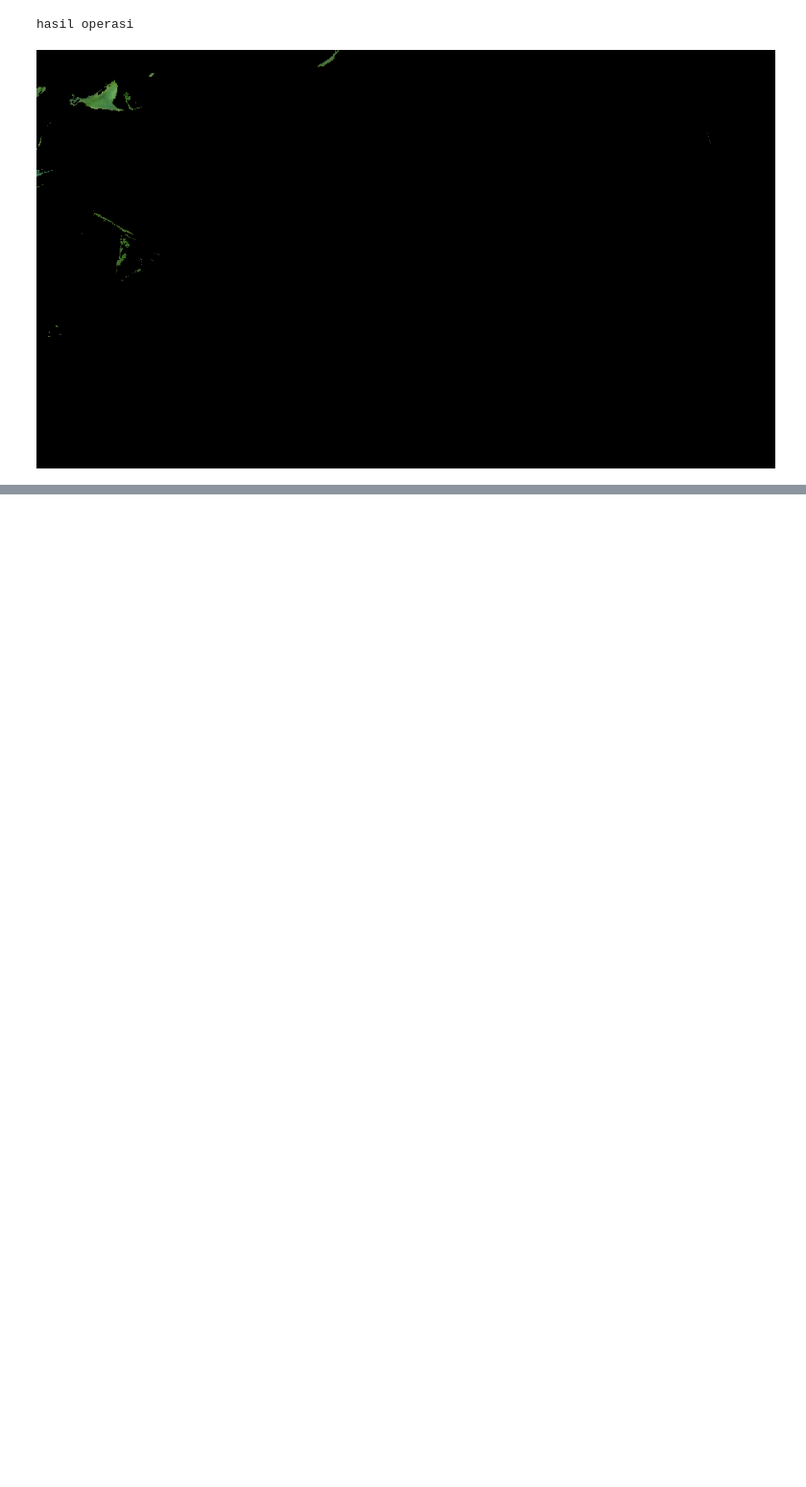
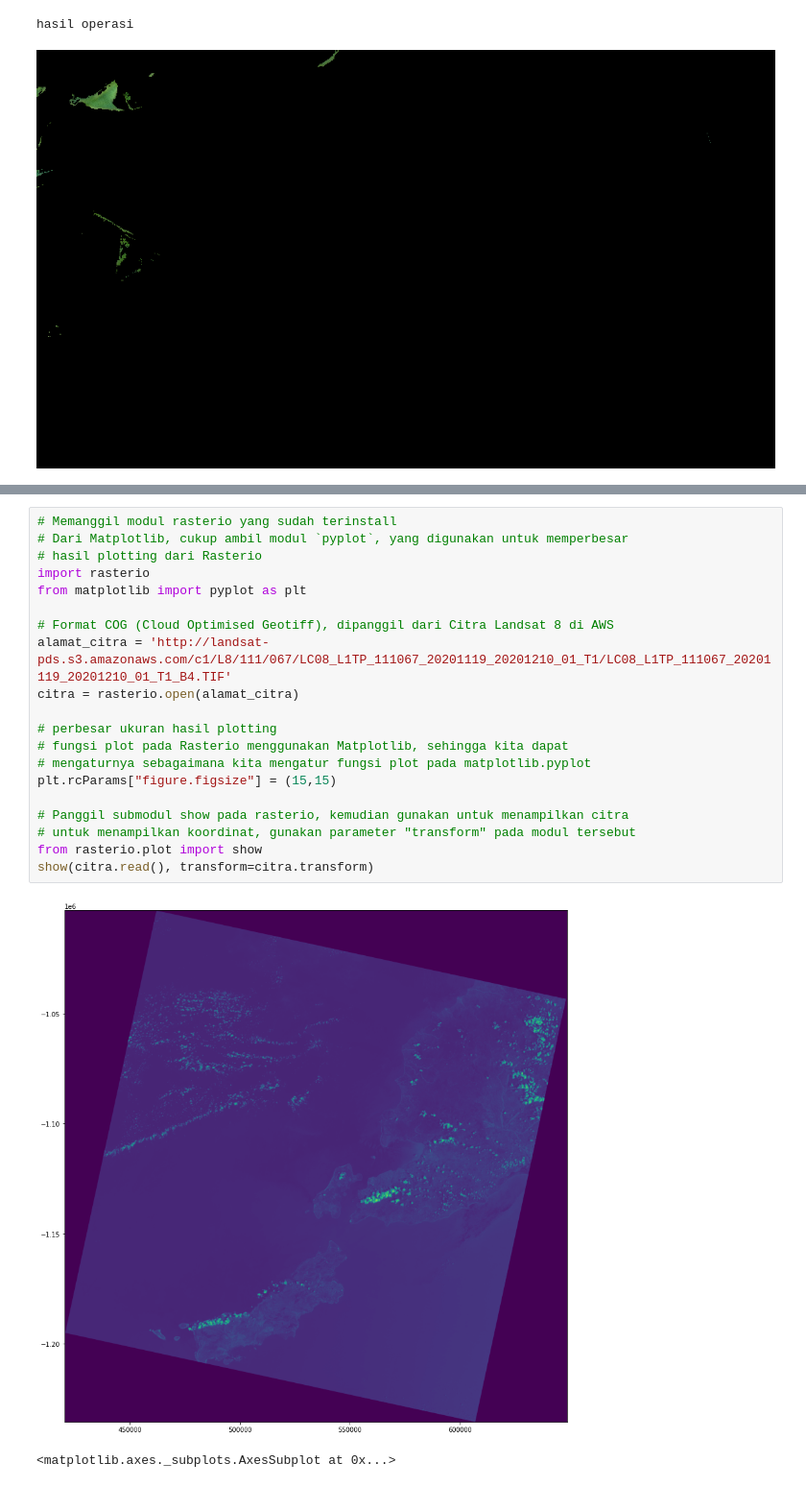
Before and after one commit to fridymandita/KCBV, a Jupyter notebook: Dasar_Pengolahan_Citra_Dengan_OpenCV.ipynb, the cells around one changed output, grey strips where cells are left out. Shown at 96% size. Cells and saved outputs as stored; diff of their text form; blank space fills up the shorter version.

```diff
--- a/Dasar_Pengolahan_Citra_Dengan_OpenCV.ipynb
+++ b/Dasar_Pengolahan_Citra_Dengan_OpenCV.ipynb
@@ -263,0 +298,23 @@ hasil operasi
+# %%
+# Memanggil modul rasterio yang sudah terinstall
+# Dari Matplotlib, cukup ambil modul `pyplot`, yang digunakan untuk memperbesar
+# hasil plotting dari Rasterio
+import rasterio
+from matplotlib import pyplot as plt
+
+# Format COG (Cloud Optimised Geotiff), dipanggil dari Citra Landsat 8 di AWS
+alamat_citra = 'http://landsat-pds.s3.amazonaws.com/c1/L8/111/067/LC08_L1TP_111067_20201119_20201210_01_T1/LC08_L1TP_111067_20201119_20201210_01_T1_B4.TIF'
+citra = rasterio.open(alamat_citra)
+
+# perbesar ukuran hasil plotting
+# fungsi plot pada Rasterio menggunakan Matplotlib, sehingga kita dapat
+# mengaturnya sebagaimana kita mengatur fungsi plot pada matplotlib.pyplot
+plt.rcParams["figure.figsize"] = (15,15)
+
+# Panggil submodul show pada rasterio, kemudian gunakan untuk menampilkan citra
+# untuk menampilkan koordinat, gunakan parameter "transform" pada modul tersebut
+from rasterio.plot import show
+show(citra.read(), transform=citra.transform)
+# %% [output]
+[figure, added]
+<matplotlib.axes._subplots.AxesSubplot at 0x...>
```
Also changed, not shown: parts of 10 cells of this notebook.
